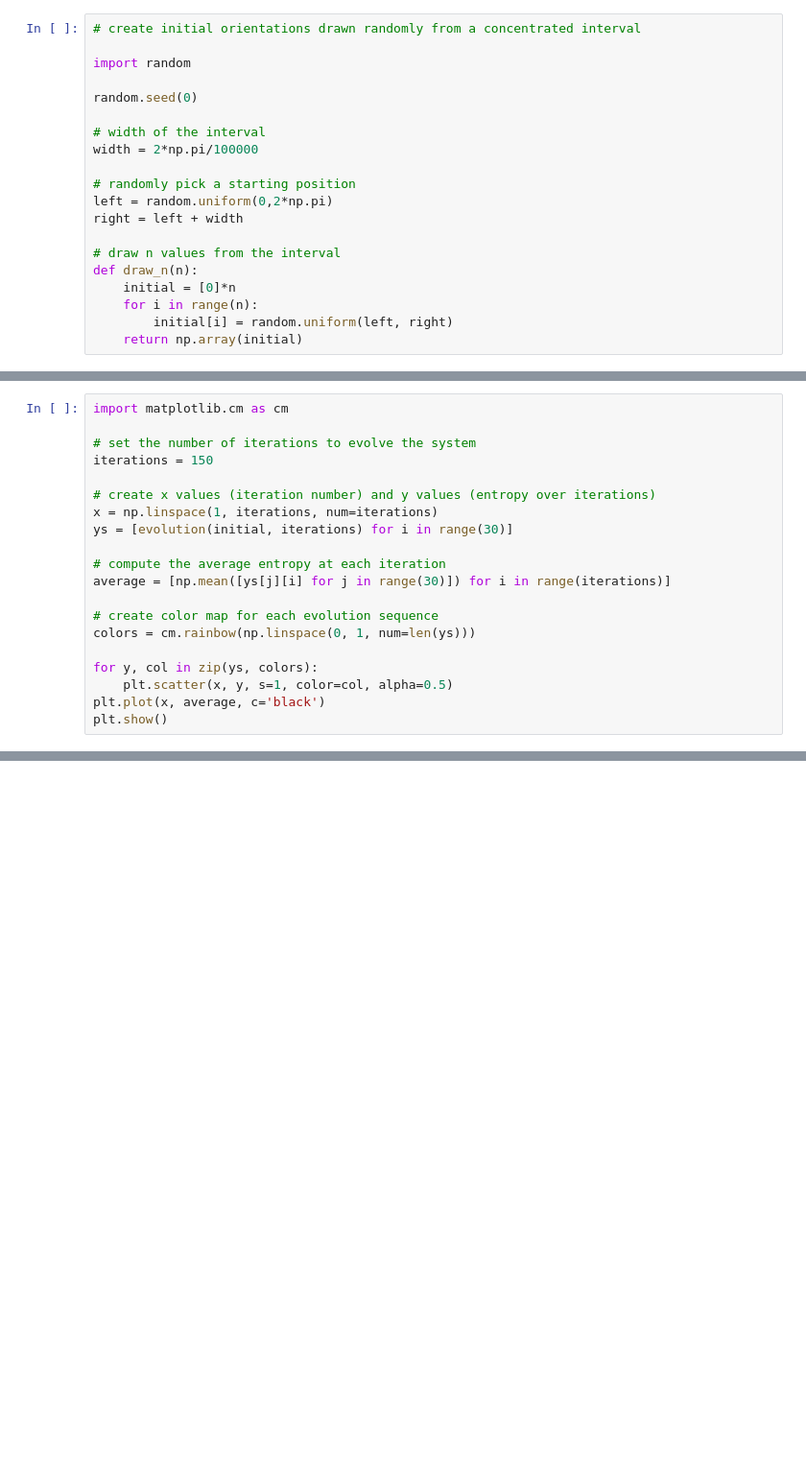
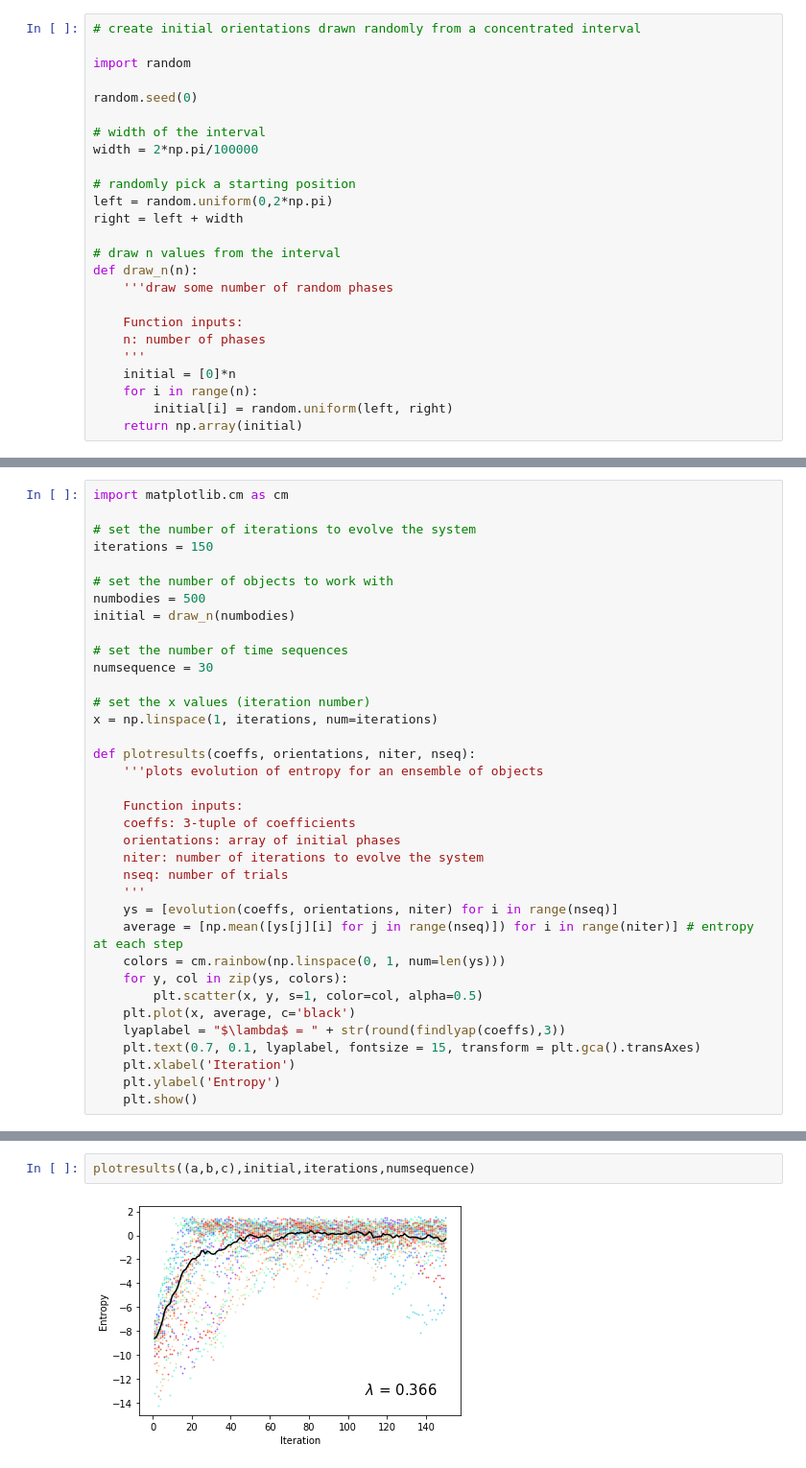
Before and after one commit to tonysong1111/Entropy-project, a Jupyter notebook: Simulating phase synchronization_git.ipynb, the cells around one changed output, grey strips where cells are left out. Shown: that part at 96% size. Drawn from its saved outputs; the diff is of its cells as text; blank space fills up the shorter version.

Commit message:
updated for generalized input coefficients

```diff
--- a/Simulating phase synchronization_git.ipynb
+++ b/Simulating phase synchronization_git.ipynb
@@ -49,6 +61,11 @@ right = left + width
 
 # draw n values from the interval
 def draw_n(n):
+    '''draw some number of random phases
+
+    Function inputs:
+    n: number of phases
+    '''
     initial = [0]*n
     for i in range(n):
         initial[i] = random.uniform(left, right)
@@ -131,17 +189,33 @@ import matplotlib.cm as cm
 # set the number of iterations to evolve the system
 iterations = 150
 
-# create x values (iteration number) and y values (entropy over iterations)
+# set the number of objects to work with
+numbodies = 500
+initial = draw_n(numbodies)
+
+# set the number of time sequences
+numsequence = 30
+
+# set the x values (iteration number)
 x = np.linspace(1, iterations, num=iterations)
-ys = [evolution(initial, iterations) for i in range(30)]
 
-# compute the average entropy at each iteration
-average = [np.mean([ys[j][i] for j in range(30)]) for i in range(iterations)]
+def plotresults(coeffs, orientations, niter, nseq):
+    '''plots evolution of entropy for an ensemble of objects
 
-# create color map for each evolution sequence
-colors = cm.rainbow(np.linspace(0, 1, num=len(ys)))
-
-for y, col in zip(ys, colors):
-    plt.scatter(x, y, s=1, color=col, alpha=0.5)
-plt.plot(x, average, c='black')
-plt.show()
+    Function inputs:
+    coeffs: 3-tuple of coefficients
+    orientations: array of initial phases
+    niter: number of iterations to evolve the system
+    nseq: number of trials
+    '''
+    ys = [evolution(coeffs, orientations, niter) for i in range(nseq)]
+    average = [np.mean([ys[j][i] for j in range(nseq)]) for i in range(niter)] # entropy at each step
+    colors = cm.rainbow(np.linspace(0, 1, num=len(ys)))
+    for y, col in zip(ys, colors):
+        plt.scatter(x, y, s=1, color=col, alpha=0.5)
+    plt.plot(x, average, c='black')
+    lyaplabel = "$\lambda$ = " + str(round(findlyap(coeffs),3))
+    plt.text(0.7, 0.1, lyaplabel, fontsize = 15, transform = plt.gca().transAxes)
+    plt.xlabel('Iteration')
+    plt.ylabel('Entropy')
+    plt.show()
@@ -149,0 +222,4 @@ plt.show()
+# %%
+plotresults((a,b,c),initial,iterations,numsequence)
+# %% [output]
+[figure, added]
```
Also changed, not shown: parts of 6 cells of this notebook.
